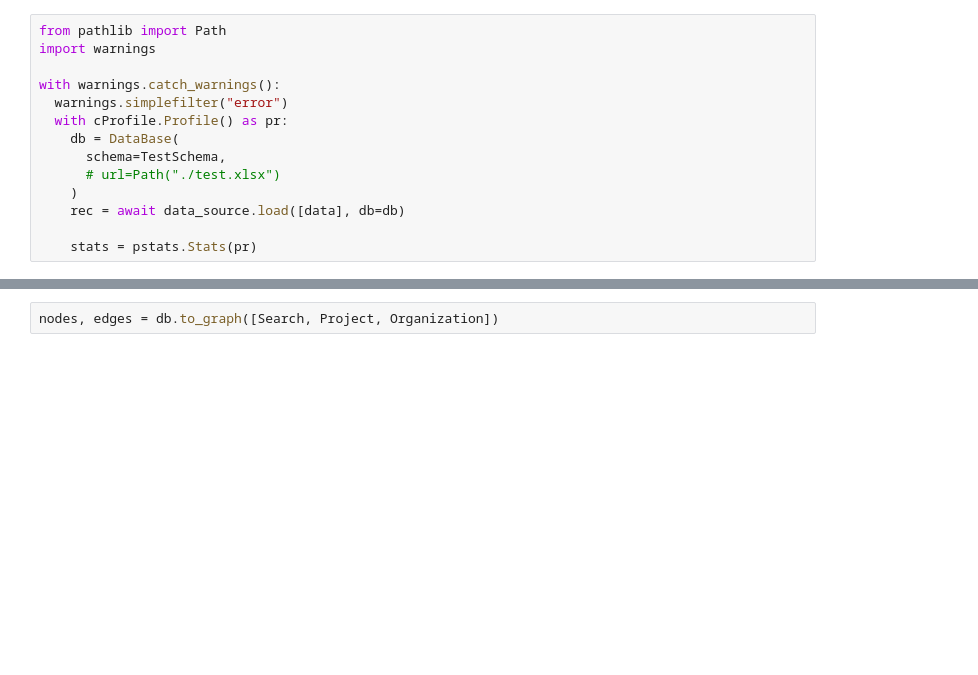
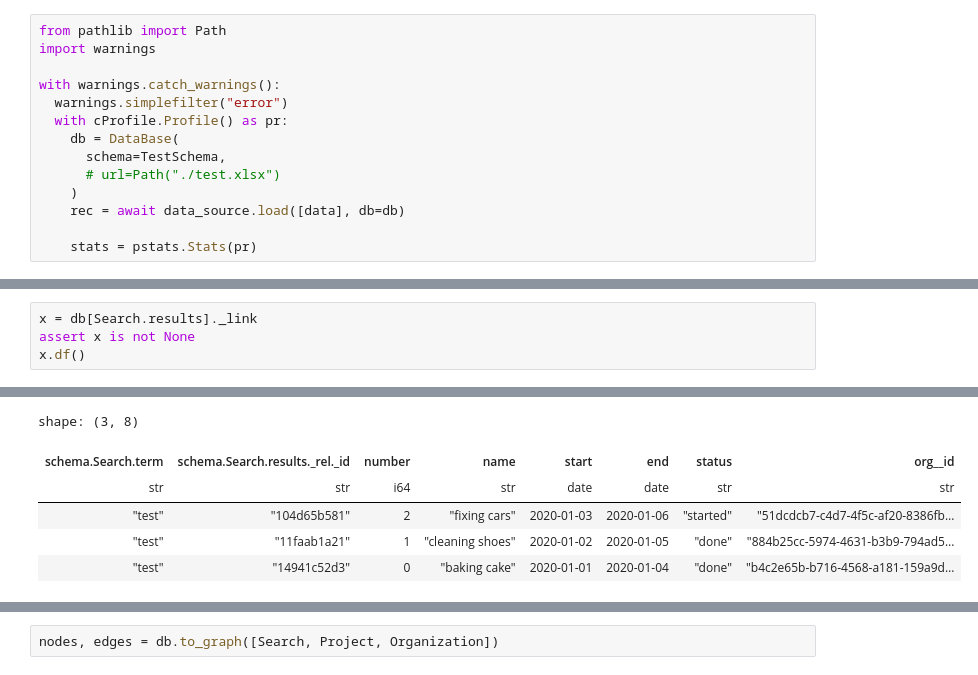
Before and after one commit to cloudlane-one/py-research, a Jupyter notebook: exp/test_db.ipynb, the cells around one changed output, grey strips where cells are left out. Drawn from its saved outputs; the diff is of its cells as text; blank space fills up the shorter version.

```diff
--- a/exp/test_db.ipynb
+++ b/exp/test_db.ipynb
@@ -216,0 +258,5 @@ JOIN "schema_User" AS "schema.Task.assignees" ON
+# %%
+x = db[Search.results]._link
+assert x is not None
+x.df()
+# %% [output]
@@ -217 +264,7 @@ JOIN "schema_User" AS "schema.Task.assignees" ON
+shape: (3, 8)
+| schema.Search.term | schema.Search.results._rel._id | number | name | start | end | status | org__id |
+| str | str | i64 | str | date | date | str | str |
+| "test" | "104d65b581" | 2 | "fixing cars" | 2020-01-03 | 2020-01-06 | "started" | "51dcdcb7-c4d7-4f5c-af20-8386fb… |
+| "test" | "11faab1a21" | 1 | "cleaning shoes" | 2020-01-02 | 2020-01-05 | "done" | "884b25cc-5974-4631-b3b9-794ad5… |
+| "test" | "14941c52d3" | 0 | "baking cake" | 2020-01-01 | 2020-01-04 | "done" | "b4c2e65b-b716-4568-a181-159a9d… |
 # %%
```
Also changed, not shown: parts of 20 cells of this notebook, 1 other file.
